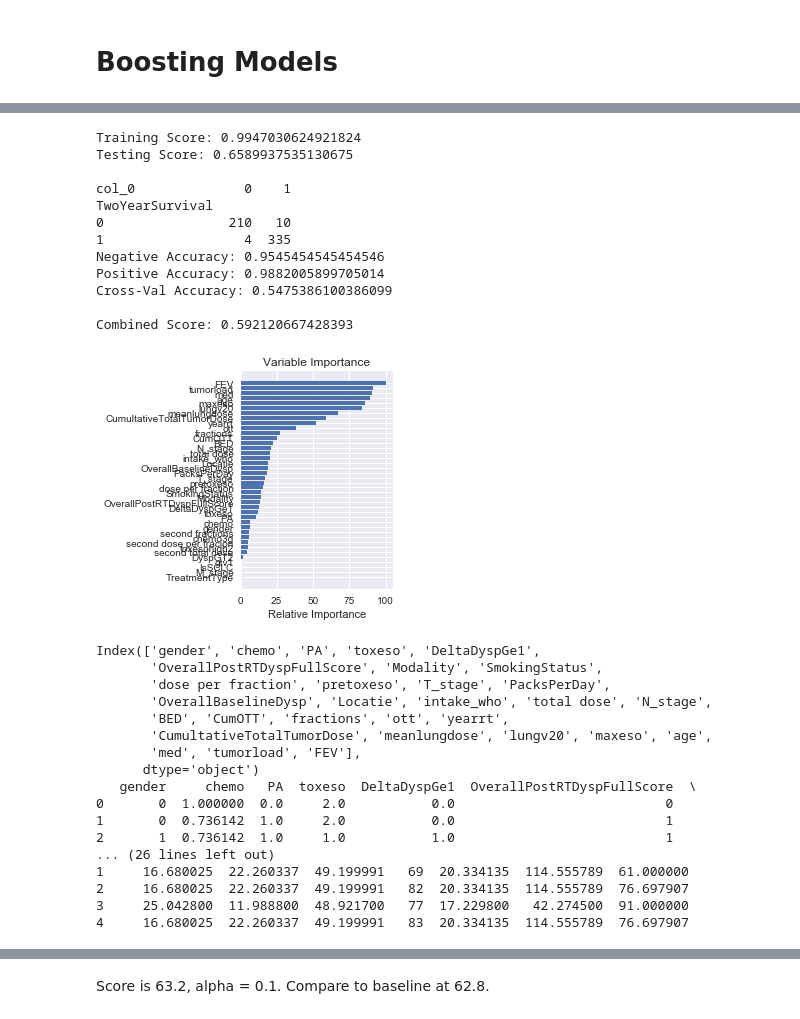
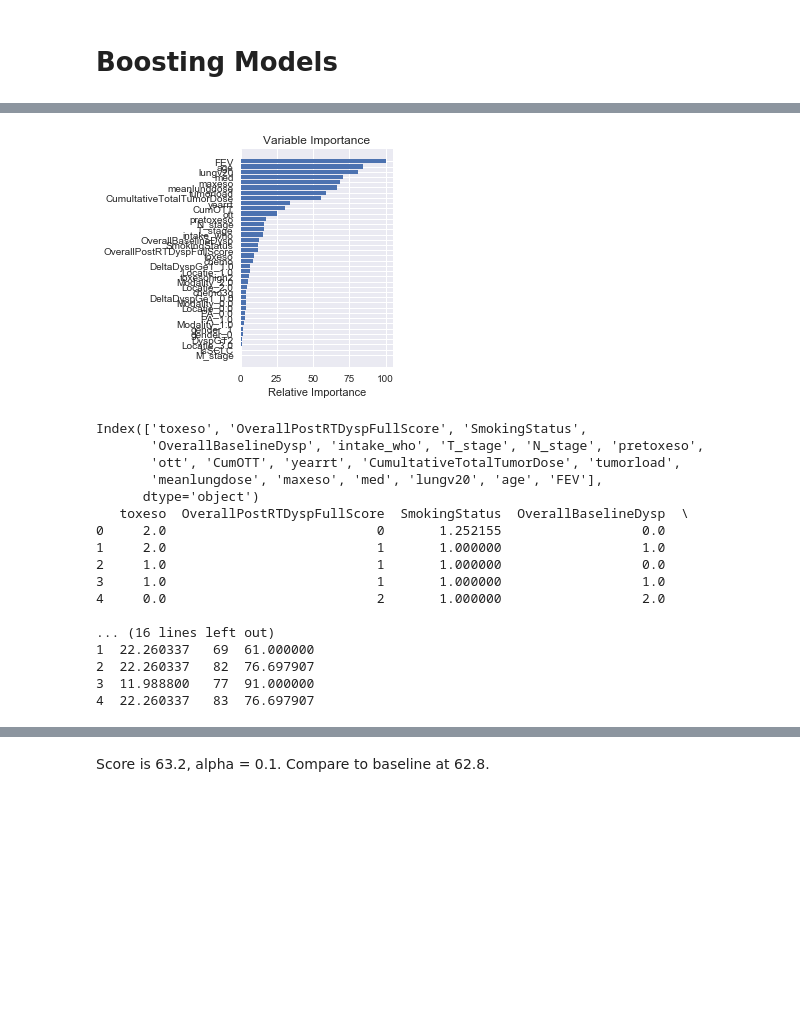
Before and after one commit to birajaghoshal/Supervised-Capstone, a Jupyter notebook: Supervised Capstone Practice.ipynb, the cells around one changed output, grey strips where cells are left out. Cells and saved outputs as stored; diff of their text form; code cells hidden in the pictures; blank space fills up the shorter version.

```diff
--- a/Supervised Capstone Practice.ipynb
+++ b/Supervised Capstone Practice.ipynb
@@ -770,39 +885,27 @@ Index(['TreatmentType', 'M_stage', 'IsSCLC', 'gtv1', 'DyspGT2',
 # %%
 sorted_col = run_boosting(params)
-reduced_col = sorted_col[10:]
+reduced_col = sorted_col[19:]
 
 print(reduced_col)
 
-X_10 = df[reduced_col]
-print(X_10.head())
+X2 = X[reduced_col]
+print(X2.head())
 # %% [output]
+[figure, new version]
-Training Score: 0.9947030624921824
-Testing Score: 0.6589937535130675
+Index(['toxeso', 'OverallPostRTDyspFullScore', 'SmokingStatus',
+       'OverallBaselineDysp', 'intake_who', 'T_stage', 'N_stage', 'pretoxeso',
+       'ott', 'CumOTT', 'yearrt', 'CumultativeTotalTumorDose', 'tumorload',
+       'meanlungdose', 'maxeso', 'med', 'lungv20', 'age', 'FEV'],
+      dtype='object')
+   toxeso  OverallPostRTDyspFullScore  SmokingStatus  OverallBaselineDysp  \
+0     2.0                           0       1.252155                  0.0
+1     2.0                           1       1.000000                  1.0
+2     1.0                           1       1.000000                  0.0
+3     1.0                           1       1.000000                  1.0
+4     0.0                           2       1.000000                  2.0
 
-col_0              0    1
-TwoYearSurvival
-0                210   10
-1                  4  335
-Negative Accuracy: 0.9545454545454546
-Positive Accuracy: 0.9882005899705014
-Cross-Val Accuracy: 0.5475386100386099
-
-Combined Score: 0.592120667428393
+... (16 lines left out)
+1  22.260337   69  61.000000
+2  22.260337   82  76.697907
+3  11.988800   77  91.000000
+4  22.260337   83  76.697907
-[figure, old version]
-Index(['gender', 'chemo', 'PA', 'toxeso', 'DeltaDyspGe1',
-       'OverallPostRTDyspFullScore', 'Modality', 'SmokingStatus',
-       'dose per fraction', 'pretoxeso', 'T_stage', 'PacksPerDay',
-       'OverallBaselineDysp', 'Locatie', 'intake_who', 'total dose', 'N_stage',
-       'BED', 'CumOTT', 'fractions', 'ott', 'yearrt',
-       'CumultativeTotalTumorDose', 'meanlungdose', 'lungv20', 'maxeso', 'age',
-       'med', 'tumorload', 'FEV'],
-      dtype='object')
-   gender     chemo   PA  toxeso  DeltaDyspGe1  OverallPostRTDyspFullScore  \
-0       0  1.000000  0.0     2.0           0.0                           0
-1       0  0.736142  1.0     2.0           0.0                           1
-2       1  0.736142  1.0     1.0           1.0                           1
-... (26 lines left out)
-1     16.680025  22.260337  49.199991   69  20.334135  114.555789  61.000000
-2     16.680025  22.260337  49.199991   82  20.334135  114.555789  76.697907
-3     25.042800  11.988800  48.921700   77  17.229800   42.274500  91.000000
-4     16.680025  22.260337  49.199991   83  20.334135  114.555789  76.697907
```
Also changed, not shown: parts of 19 cells of this notebook.
